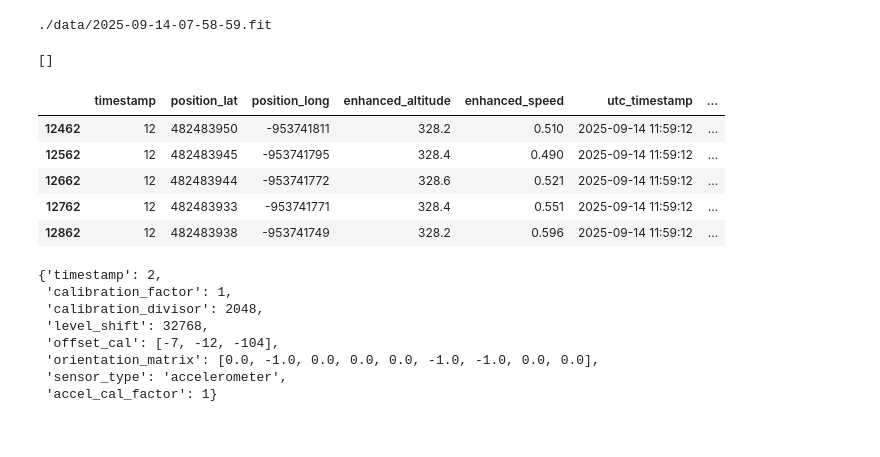
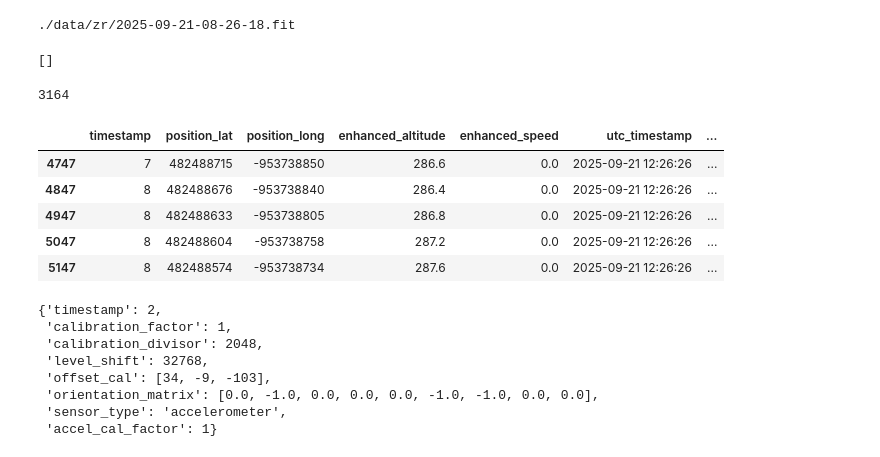
Before and after one commit to D0ugins/srs, a Jupyter notebook: backend/notebooks/fit.ipynb, the cells around one changed output. Saved outputs shown, nothing was run; the diff lists cells and outputs as text; code cells hidden in the pictures.

Commit message:
shift logs by video start time

```diff
--- a/backend/notebooks/fit.ipynb
+++ b/backend/notebooks/fit.ipynb
@@ -13,28 +13,38 @@ FIT_EPOCH_S = 631065600
 # %%
 file_list = sorted(glob.glob("./data/*.fit"))
 # file_name = "2025-09-14-07-13-58"
-file_name = file_list[15]
+# file_name = file_list[15]
+file_name="./data/zr/2025-09-21-08-26-18.fit"
 stream = Stream.from_file(file_name)
 decoder = Decoder(stream)
 messages, errors = decoder.read(convert_datetimes_to_dates=False)
 print(file_name)
 errors
 # %% [output]
-./data/2025-09-14-07-58-59.fit
+./data/zr/2025-09-21-08-26-18.fit
 []
+# %%
+starts = [m for m in messages['camera_event_mesgs'] if m['camera_event_type'] == 'video_start']
+if len(starts) != 1:
+    raise ValueError(f"Found {len(starts)} video start events")
+start = starts[0]
+start_time = start['timestamp'] * 1000 + start['timestamp_ms']
+start_time
+# %% [output]
+3164
 # %%
 gps_mesgs = messages['gps_metadata_mesgs']
 gps_data = pd.DataFrame.from_records(gps_mesgs)
 gps_data['utc_timestamp'] = pd.to_datetime((gps_data.utc_timestamp + FIT_EPOCH_S) * 1e9)
-gps_data.index = gps_data.timestamp * 1000 + gps_data.timestamp_ms
+gps_data.index = (gps_data.timestamp * 1000 + gps_data.timestamp_ms) - start_time
 gps_data.head()
 # %% [output]
 |  | timestamp | position_lat | position_long | enhanced_altitude | enhanced_speed | utc_timestamp | ... |
-| 12462 | 12 | 482483950 | -953741811 | 328.2 | 0.510 | 2025-09-14 11:59:12 | ... |
-| 12562 | 12 | 482483945 | -953741795 | 328.4 | 0.490 | 2025-09-14 11:59:12 | ... |
-| 12662 | 12 | 482483944 | -953741772 | 328.6 | 0.521 | 2025-09-14 11:59:12 | ... |
-| 12762 | 12 | 482483933 | -953741771 | 328.4 | 0.551 | 2025-09-14 11:59:12 | ... |
-| 12862 | 12 | 482483938 | -953741749 | 328.2 | 0.596 | 2025-09-14 11:59:12 | ... |
+| 4747 | 7 | 482488715 | -953738850 | 286.6 | 0.0 | 2025-09-21 12:26:26 | ... |
+| 4847 | 8 | 482488676 | -953738840 | 286.4 | 0.0 | 2025-09-21 12:26:26 | ... |
+| 4947 | 8 | 482488633 | -953738805 | 286.8 | 0.0 | 2025-09-21 12:26:26 | ... |
+| 5047 | 8 | 482488604 | -953738758 | 287.2 | 0.0 | 2025-09-21 12:26:26 | ... |
+| 5147 | 8 | 482488574 | -953738734 | 287.6 | 0.0 | 2025-09-21 12:26:26 | ... |
 # %%
 calibration_mesgs = messages['three_d_sensor_calibration_mesgs']
 calibration_data = { m['sensor_type']: m for m in calibration_mesgs }
@@ -45,7 +55,7 @@ accel_cal
  'calibration_factor': 1,
  'calibration_divisor': 2048,
  'level_shift': 32768,
- 'offset_cal': [-7, -12, -104],
+ 'offset_cal': [34, -9, -103],
  'orientation_matrix': [0.0, -1.0, 0.0, 0.0, 0.0, -1.0, -1.0, 0.0, 0.0],
  'sensor_type': 'accelerometer',
  'accel_cal_factor': 1}
```
Also changed, not shown: parts of 2 cells of this notebook.
